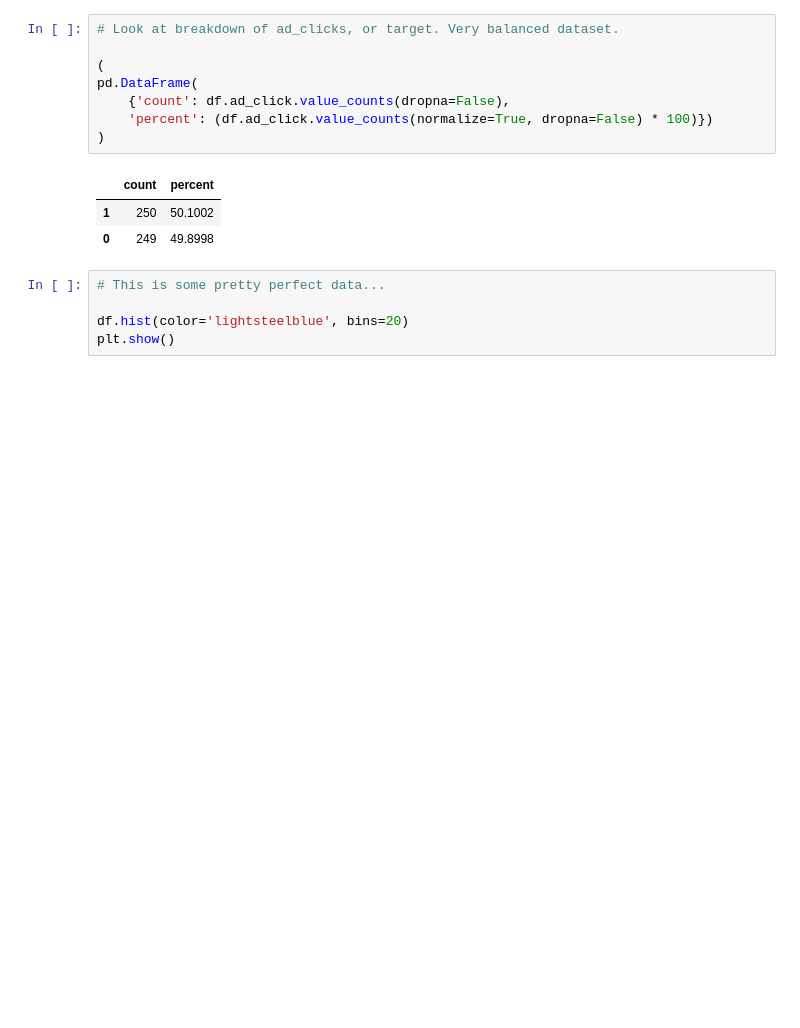
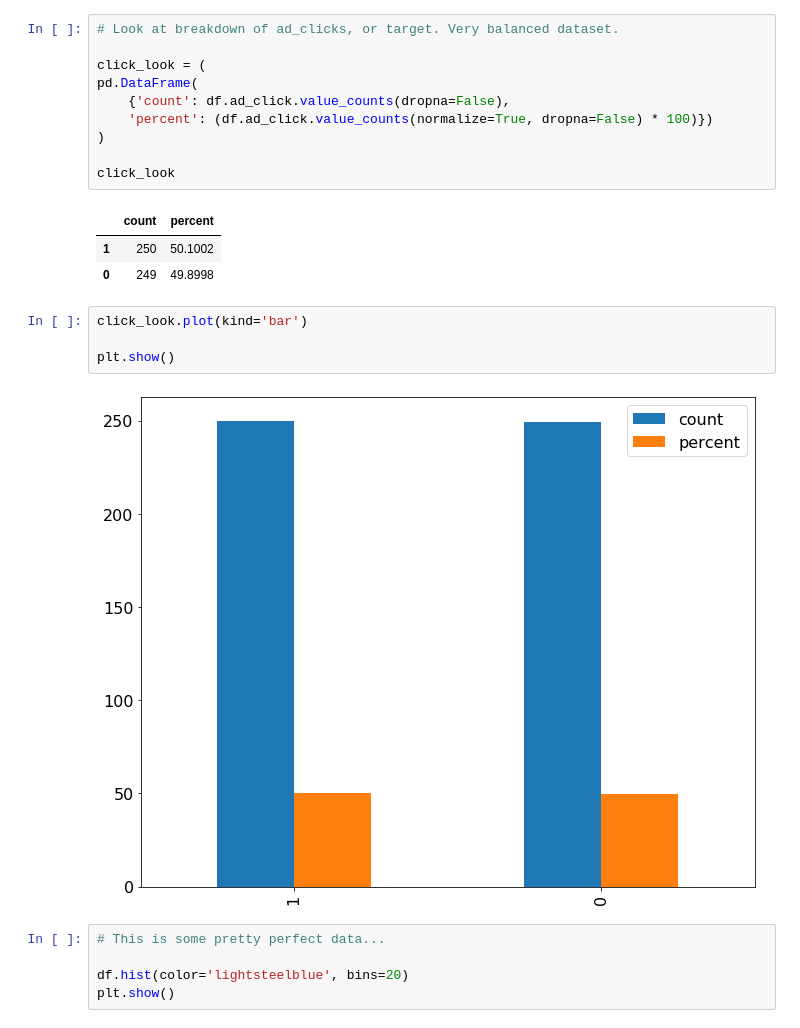
Before and after one commit to faithkane3/ds-methodologies-exercises, a Jupyter notebook: classification/ML Classification Package/3. Logisitic Regression/Predict Customer clicks on FB ads.ipynb, the cells around one changed output. Cells and saved outputs as stored; diff of their text form; blank space fills up the shorter version.

```diff
--- a/classification/ML Classification Package/3. Logisitic Regression/Predict Customer clicks on FB ads.ipynb
+++ b/classification/ML Classification Package/3. Logisitic Regression/Predict Customer clicks on FB ads.ipynb
@@ -94,15 +96,23 @@ df.describe()
 # %%
 # Look at breakdown of ad_clicks, or target. Very balanced dataset.
 
-(
+click_look = (
 pd.DataFrame(
     {'count': df.ad_click.value_counts(dropna=False),
     'percent': (df.ad_click.value_counts(normalize=True, dropna=False) * 100)})
 )
+
+click_look
 # %% [output]
 |  | count | percent |
 | 1 | 250 | 50.1002 |
 | 0 | 249 | 49.8998 |
+# %%
+click_look.plot(kind='bar')
+
+plt.show()
+# %% [output]
+[figure, added]
 # %%
 # This is some pretty perfect data...
 
```
Also changed, not shown: parts of 28 cells of this notebook, 1 other file.
